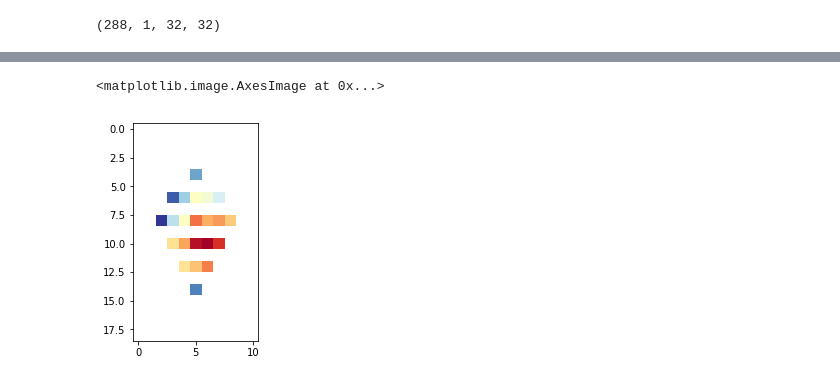
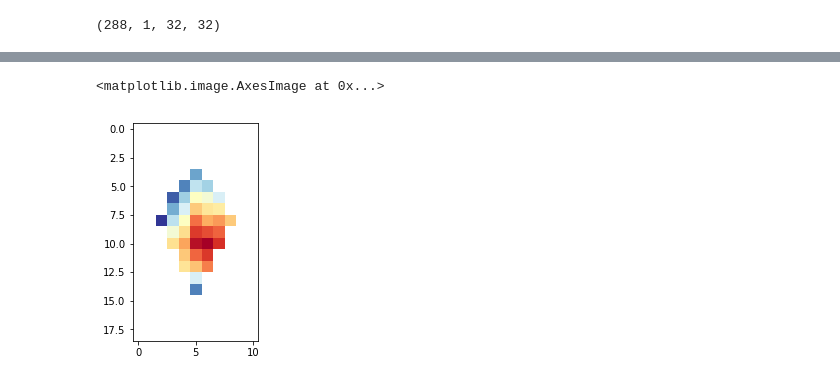
Before and after one commit to fkarg/eeg-interpolation-mapping, a Jupyter notebook: actual.ipynb, the cells around one changed output, grey strips where cells are left out. Saved outputs shown, nothing was run; the diff lists cells and outputs as text; code cells hidden in the pictures.

```diff
--- a/actual.ipynb
+++ b/actual.ipynb
@@ -357,5 +388,9 @@ a = mapper(channel_labels)
+# %%
+points = list(map(tuple, np.argwhere(~np.isnan(a(features[0, :, 0])))))
+values = a(features[0, :, 0])[~np.isnan(a(features[0, :, 0]))]
+image = griddata(points, values, tuple(np.mgrid[0:19, 0:11]), method='linear')
 # %%
-plt.imshow(a(features[0, :, 0]), cmap='RdYlBu')
+plt.imshow(image, cmap='RdYlBu')
 # %% [output]
 <matplotlib.image.AxesImage at 0x...>
-[figure, old version]
+[figure, new version]
```
Also changed, not shown: parts of 7 cells of this notebook.
